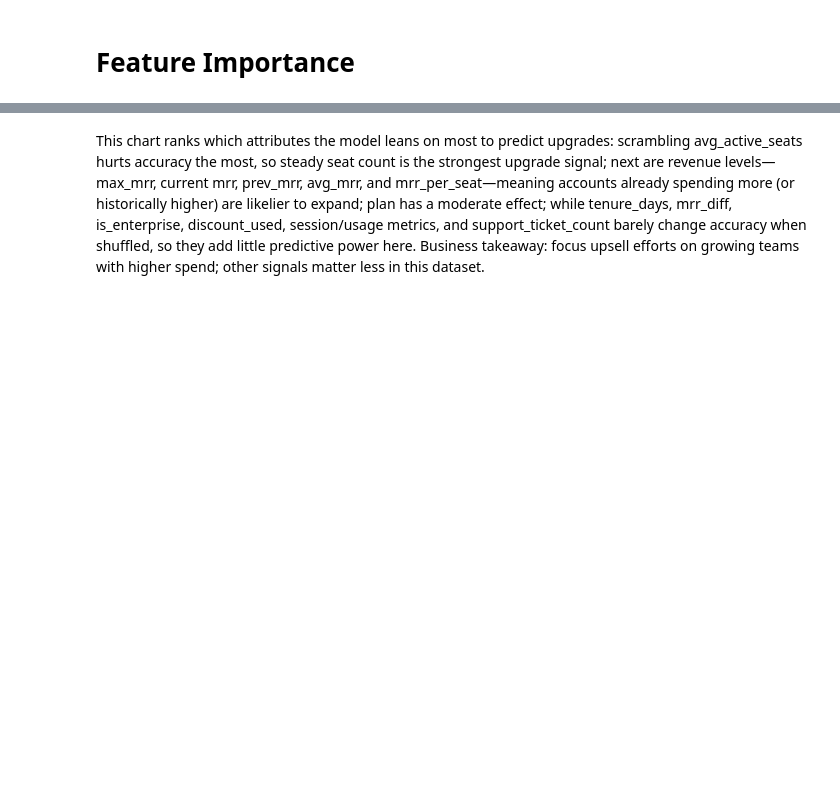
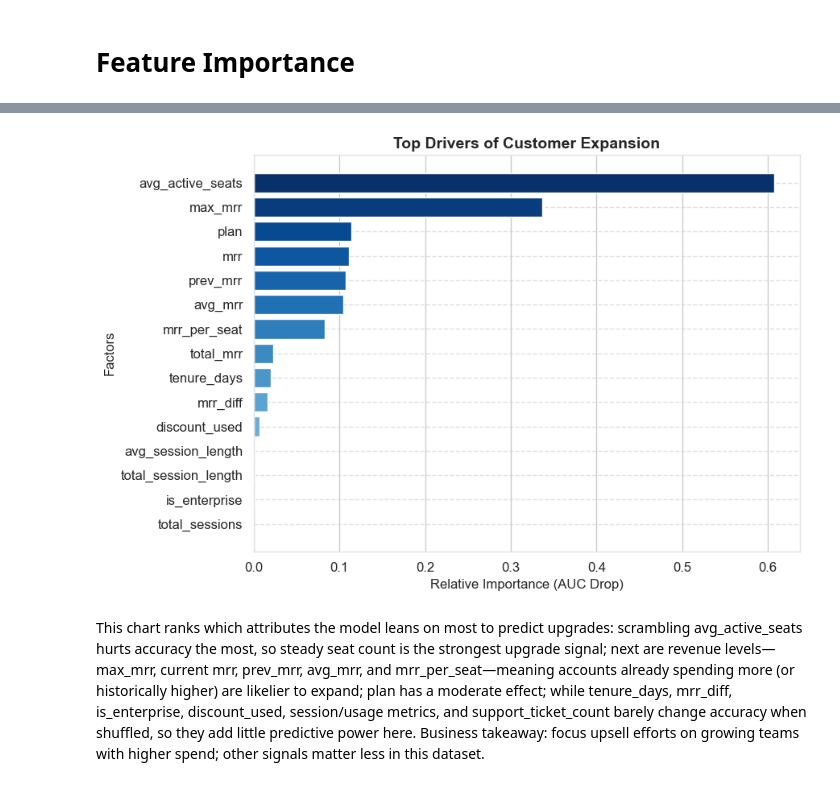
Before and after one commit to maw312/DataSoc-X-Atlassian-Datathon, a Jupyter notebook: neural_network_classifier/neural_network_classifier.ipynb, the cells around one changed output, grey strips where cells are left out. Saved outputs shown, nothing was run; the diff lists cells and outputs as text; code cells hidden in the pictures; blank space fills up the shorter version.

```diff
--- a/neural_network_classifier/neural_network_classifier.ipynb
+++ b/neural_network_classifier/neural_network_classifier.ipynb
@@ -572,2 +600,26 @@ plt.show()
+# %%
+# Sort features by importance
+imp_sorted = sorted(importances.items(), key=lambda x: x[1], reverse=True)
+features, scores = zip(*imp_sorted[:15])  # top 15
+
+# Reverse gradient (darkest at top)
+colors = plt.cm.Blues(np.linspace(1, 0.3, len(scores)))
+
+plt.figure(figsize=(9,6))
+bars = plt.barh(features, scores, color=colors)
+plt.gca().invert_yaxis()
+
+# Titles and labels for business audience
+plt.title("Top Drivers of Customer Expansion", fontsize=14, weight="bold")
+plt.xlabel("Relative Importance (AUC Drop)", fontsize=12)
+plt.ylabel("Factors", fontsize=12)
+
+# Show only y-axis (horizontal) gridlines
+plt.grid(axis="y", linestyle="--", alpha=0.6)
+
+plt.tight_layout()
+plt.show()
+# %% [output]
+[figure, added]
 # %% [markdown]
 This chart ranks which attributes the model leans on most to predict upgrades: scrambling avg_active_seats hurts accuracy the most, so steady seat count is the strongest upgrade signal; next are revenue levels—max_mrr, current mrr, prev_mrr, avg_mrr, and mrr_per_seat—meaning accounts already spending more (or historically higher) are likelier to expand; plan has a moderate effect; while tenure_days, mrr_diff, is_enterprise, discount_used, session/usage metrics, and support_ticket_count barely change accuracy when shuffled, so they add little predictive power here. Business takeaway: focus upsell efforts on growing teams with higher spend; other signals matter less in this dataset.
```
Also changed, not shown: parts of 25 cells of this notebook, 26 other files.
